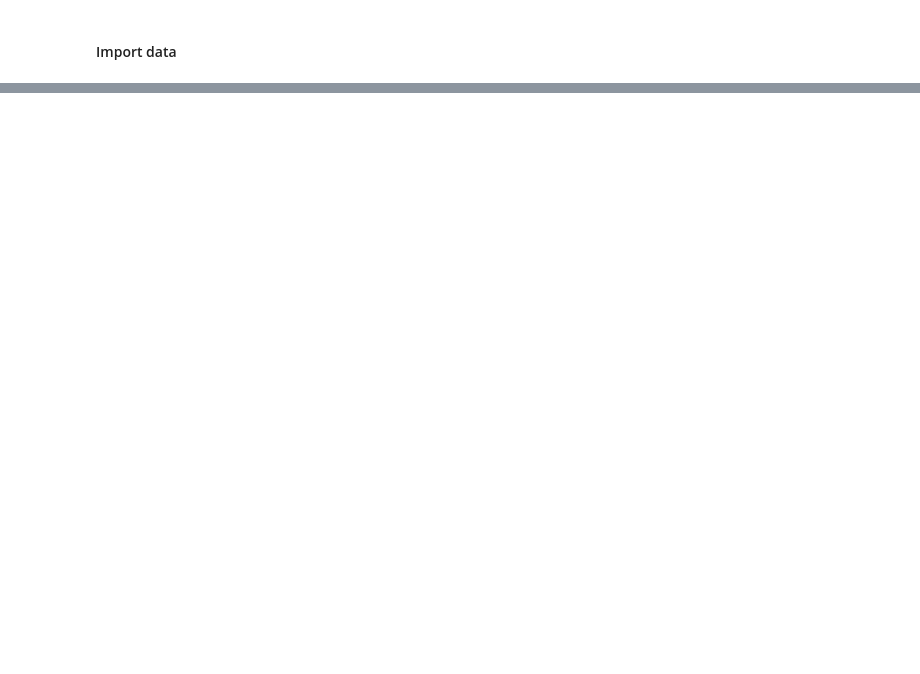
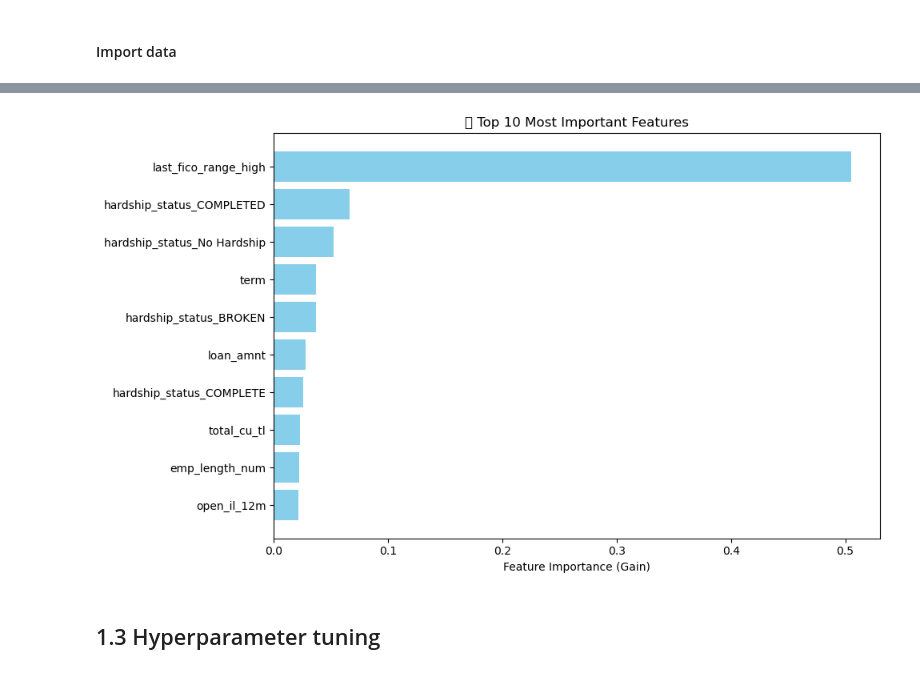
Before and after one commit to Kunvuthi/cobalt_smart_lender_ai, a Jupyter notebook: notebooks/04_model_training.ipynb, the cells around one changed output, grey strips where cells are left out. Saved outputs shown, nothing was run; the diff lists cells and outputs as text; code cells hidden in the pictures; blank space fills up the shorter version.

```diff
--- a/notebooks/04_model_training.ipynb
+++ b/notebooks/04_model_training.ipynb
@@ -1006,0 +145,20 @@ Image(filename=f"{path_python_material}/images/the-end.jpg", width=500,)
+# %%
+model = XGBClassifier(scale_pos_weight=scale_pos_weight, eval_metric='logloss')
+rfe = RFE(estimator=model, n_features_to_select=20, step=1)
+
+rfe.fit(X_train, y_train)
+selected_features = X_train.columns[rfe.support_]
+print("Exactly 20 features selected:", selected_features)
+
+# Re-train final model with selected features
+model_final = XGBClassifier(scale_pos_weight=scale_pos_weight, use_label_encoder=False, eval_metric='logloss')
+model_final.fit(X_train[selected_features], y_train)
+
+# Evaluate
+y_pred = model_final.predict(X_test[selected_features])
+y_proba = model_final.predict_proba(X_test[selected_features])[:, 1]
+
+print("\nClassification Report:")
+print(classification_report(y_test, y_pred))
+
+print(f"ROC AUC Score: {roc_auc_score(y_test, y_proba):.4f}")
@@ -1006,0 +199,25 @@ Image(filename=f"{path_python_material}/images/the-end.jpg", width=500,)
+# %%
+# Get feature importances from trained model (based on gain)
+importances = model_final.feature_importances_
+feature_names = X_train[selected_features].columns
+
+# Create a DataFrame for easy sorting
+feat_df = pd.DataFrame({
+    'Feature': feature_names,
+    'Importance': importances
+})
+
+# Sort and get top 10
+top_feats = feat_df.sort_values(by='Importance', ascending=False).head(10)
+
+# Plot
+plt.figure(figsize=(10, 6))
+plt.barh(top_feats['Feature'][::-1], top_feats['Importance'][::-1], color='skyblue')
+plt.xlabel("Feature Importance (Gain)")
+plt.title("🔍 Top 10 Most Important Features")
+plt.tight_layout()
+plt.show()
+# %% [output]
+[figure, added]
+# %% [markdown]
+## 1.3 Hyperparameter tuning
```
Also changed, not shown: parts of 125 cells of this notebook, 3 other files.
